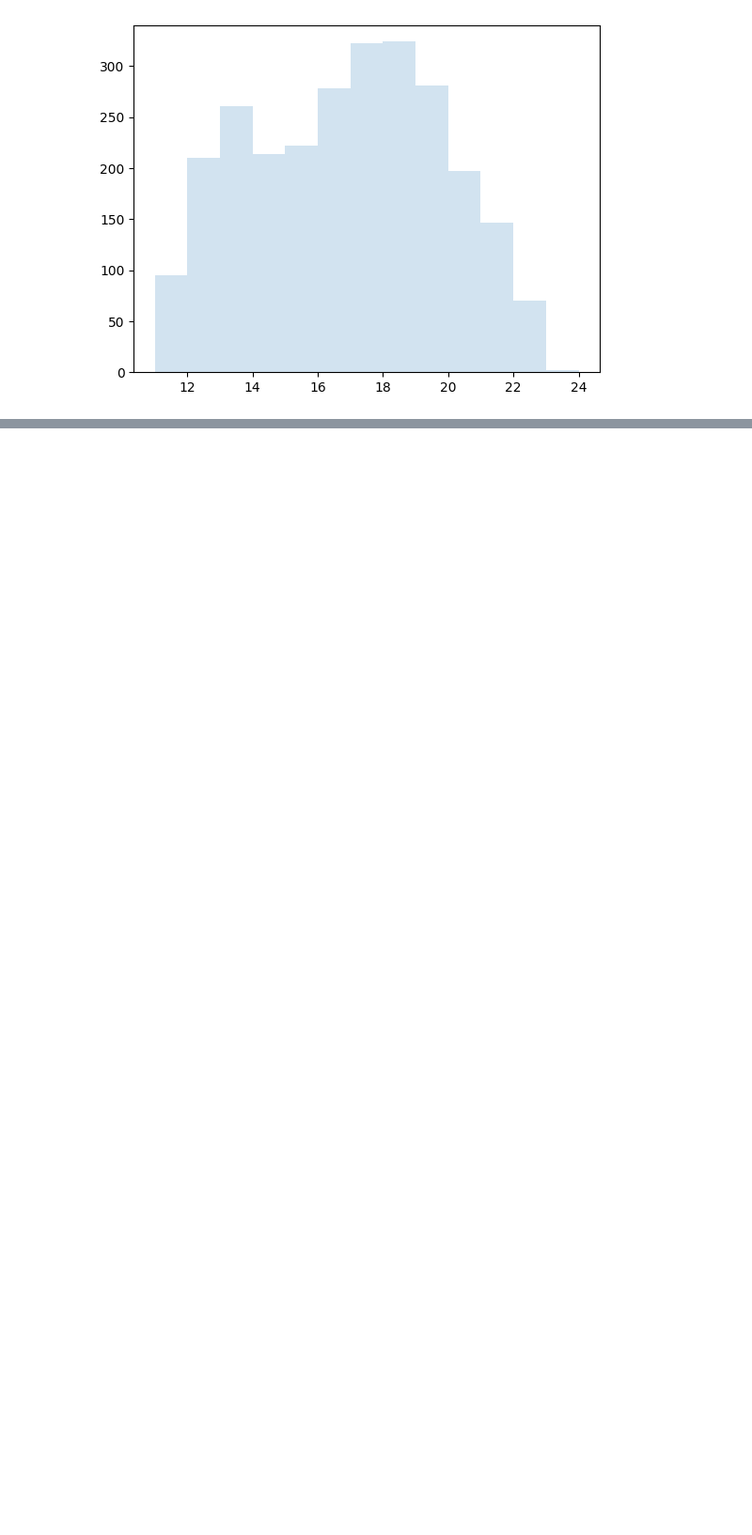
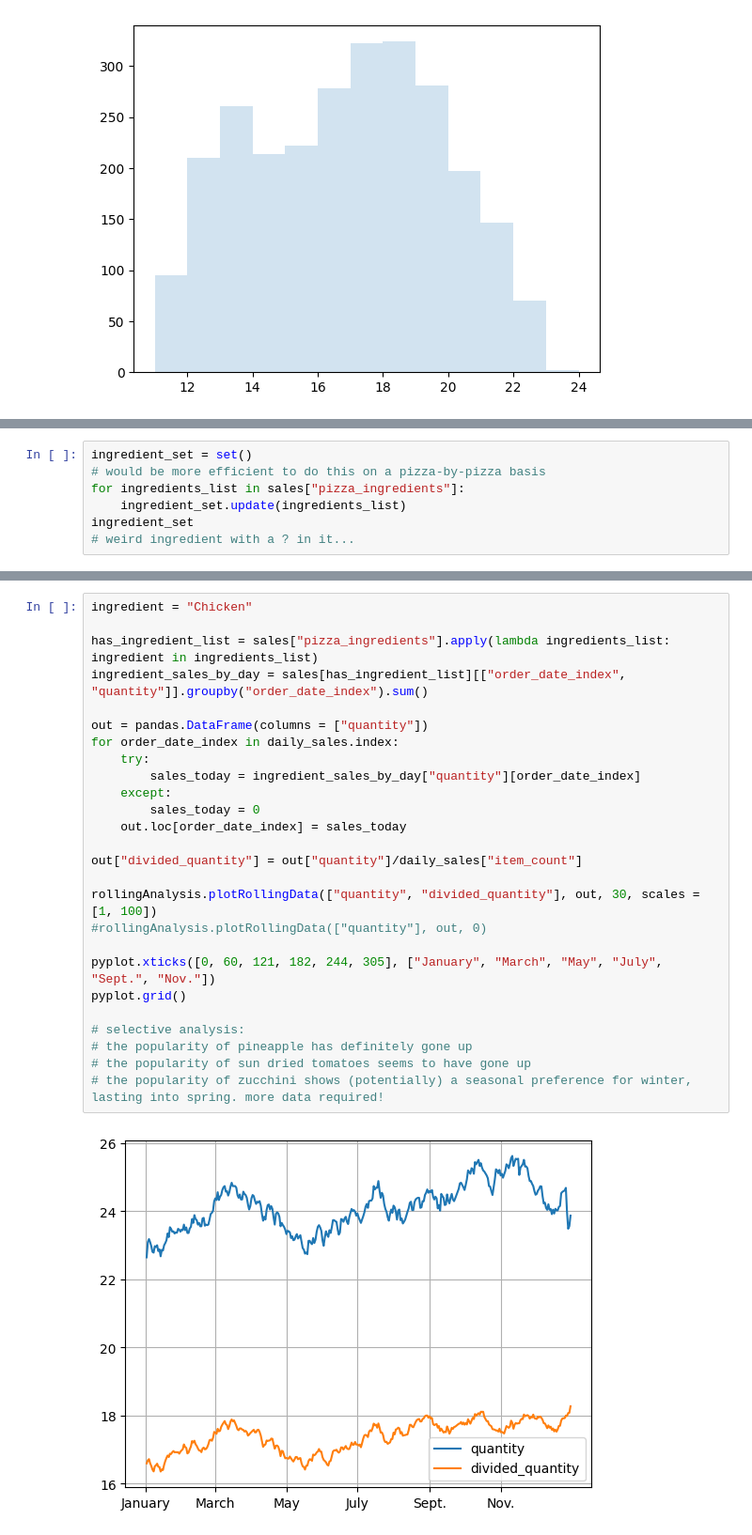
Before and after one commit to spencers145/pizza-study, a Jupyter notebook: study.ipynb, the cells around one changed output, grey strips where cells are left out. Shown at 94% size. Cells and saved outputs as stored; diff of their text form; blank space fills up the shorter version.

```diff
--- a/study.ipynb
+++ b/study.ipynb
@@ -240,0 +317,7 @@ for weekday in ["Sunday"]:
+# %%
+ingredient_set = set()
+# would be more efficient to do this on a pizza-by-pizza basis
+for ingredients_list in sales["pizza_ingredients"]:
+    ingredient_set.update(ingredients_list)
+ingredient_set
+# weird ingredient with a ? in it...
@@ -240,0 +375,28 @@ for weekday in ["Sunday"]:
+# %%
+ingredient = "Chicken"
+
+has_ingredient_list = sales["pizza_ingredients"].apply(lambda ingredients_list: ingredient in ingredients_list)
+ingredient_sales_by_day = sales[has_ingredient_list][["order_date_index", "quantity"]].groupby("order_date_index").sum()
+
+out = pandas.DataFrame(columns = ["quantity"])
+for order_date_index in daily_sales.index:
+    try:
+        sales_today = ingredient_sales_by_day["quantity"][order_date_index]
+    except:
+        sales_today = 0
+    out.loc[order_date_index] = sales_today
+
+out["divided_quantity"] = out["quantity"]/daily_sales["item_count"]
+
+rollingAnalysis.plotRollingData(["quantity", "divided_quantity"], out, 30, scales = [1, 100])
+#rollingAnalysis.plotRollingData(["quantity"], out, 0)
+
+pyplot.xticks([0, 60, 121, 182, 244, 305], ["January", "March", "May", "July", "Sept.", "Nov."])
+pyplot.grid()
+
+# selective analysis:
+# the popularity of pineapple has definitely gone up
+# the popularity of sun dried tomatoes seems to have gone up
+# the popularity of zucchini shows (potentially) a seasonal preference for winter, lasting into spring. more data required!
+# %% [output]
+[figure, added]
```
Also changed, not shown: parts of 5 cells of this notebook.
